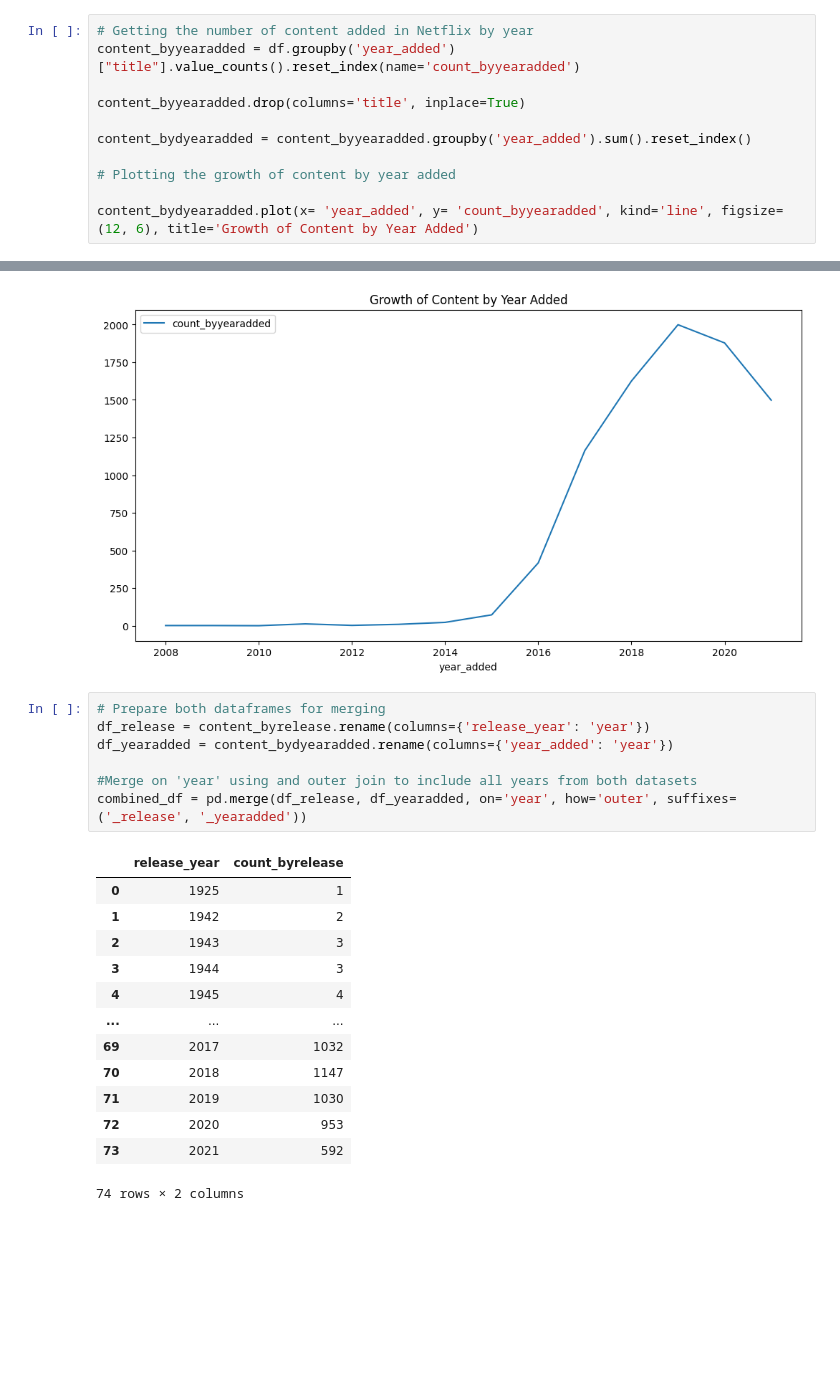
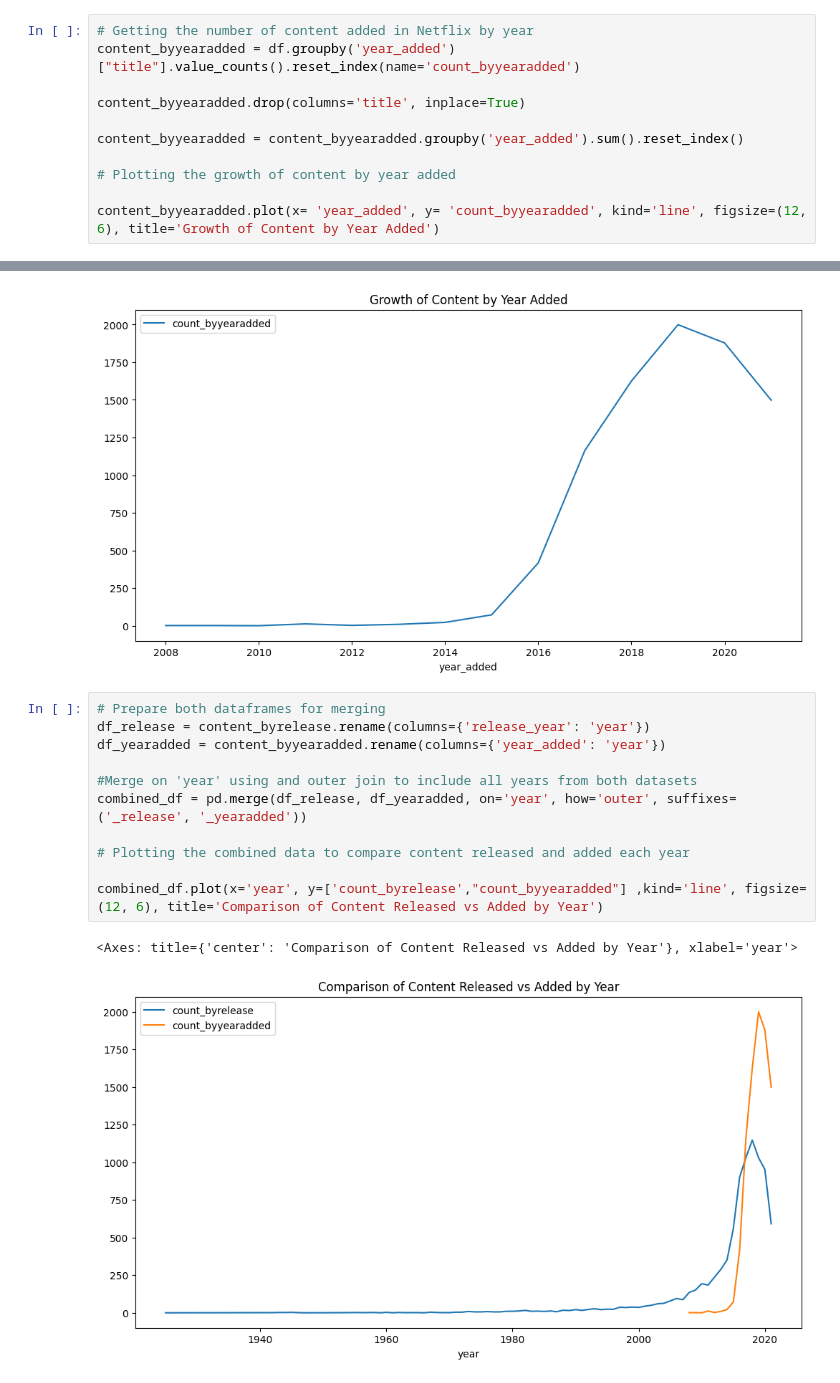
Before and after one commit to gnyvlkn/Netflix_content_analysis, a Jupyter notebook: notebooks/netflix_analysis.ipynb, the cells around one changed output, grey strips where cells are left out. Saved outputs shown, nothing was run; the diff lists cells and outputs as text; blank space fills up the shorter version.

```diff
--- a/notebooks/netflix_analysis.ipynb
+++ b/notebooks/netflix_analysis.ipynb
@@ -165,32 +165,25 @@ content_byyearadded = df.groupby('year_added')["title"].value_counts().reset_ind
 
 content_byyearadded.drop(columns='title', inplace=True)
 
-content_bydyearadded = content_byyearadded.groupby('year_added').sum().reset_index()
+content_byyearadded = content_byyearadded.groupby('year_added').sum().reset_index()
 
 # Plotting the growth of content by year added
 
-content_bydyearadded.plot(x= 'year_added', y= 'count_byyearadded', kind='line', figsize=(12, 6), title='Growth of Content by Year Added')
+content_byyearadded.plot(x= 'year_added', y= 'count_byyearadded', kind='line', figsize=(12, 6), title='Growth of Content by Year Added')
 # %% [output]
 <Axes: title={'center': 'Growth of Content by Year Added'}, xlabel='year_added'>
 [figure]
 # %%
 # Prepare both dataframes for merging
 df_release = content_byrelease.rename(columns={'release_year': 'year'})
-df_yearadded = content_bydyearadded.rename(columns={'year_added': 'year'})
+df_yearadded = content_byyearadded.rename(columns={'year_added': 'year'})
 
 #Merge on 'year' using and outer join to include all years from both datasets
 combined_df = pd.merge(df_release, df_yearadded, on='year', how='outer', suffixes=('_release', '_yearadded'))
+
+# Plotting the combined data to compare content released and added each year
+
+combined_df.plot(x='year', y=['count_byrelease',"count_byyearadded"] ,kind='line', figsize=(12, 6), title='Comparison of Content Released vs Added by Year')
 # %% [output]
-|  | release_year | count_byrelease |
-| 0 | 1925 | 1 |
-| 1 | 1942 | 2 |
-| 2 | 1943 | 3 |
-| 3 | 1944 | 3 |
-| 4 | 1945 | 4 |
-| ... | ... | ... |
-| 69 | 2017 | 1032 |
-| 70 | 2018 | 1147 |
-| 71 | 2019 | 1030 |
-| 72 | 2020 | 953 |
-| 73 | 2021 | 592 |
-74 rows × 2 columns
+<Axes: title={'center': 'Comparison of Content Released vs Added by Year'}, xlabel='year'>
+[figure, added]
```
